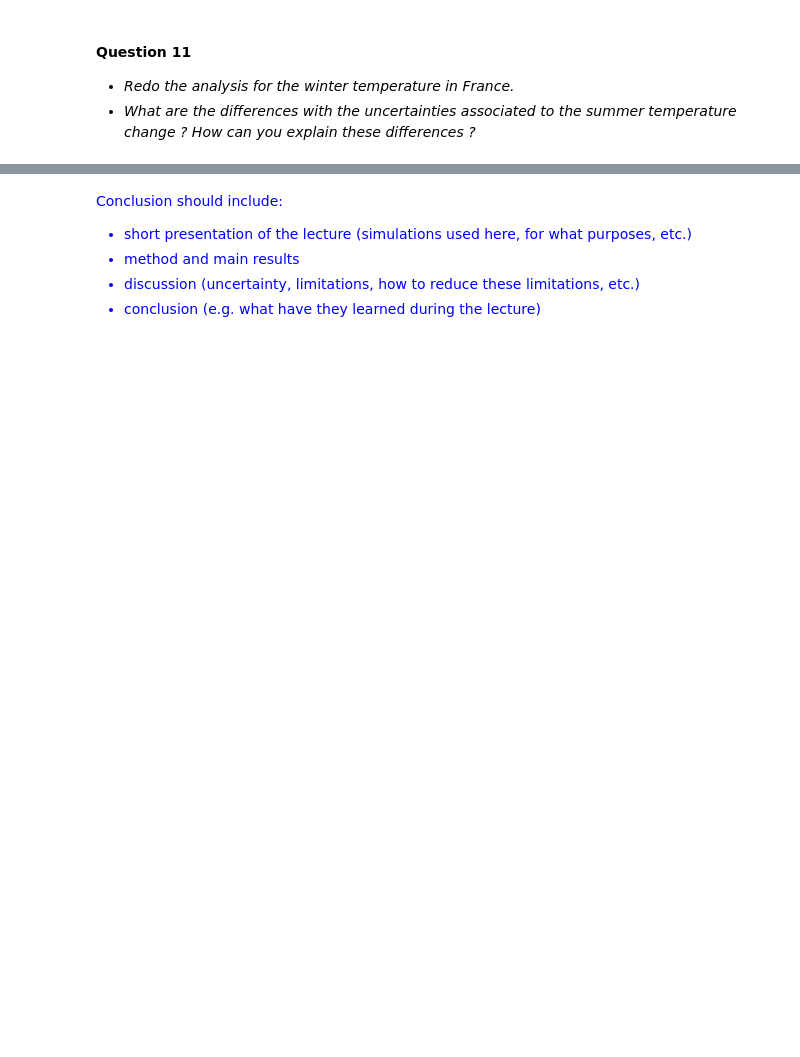
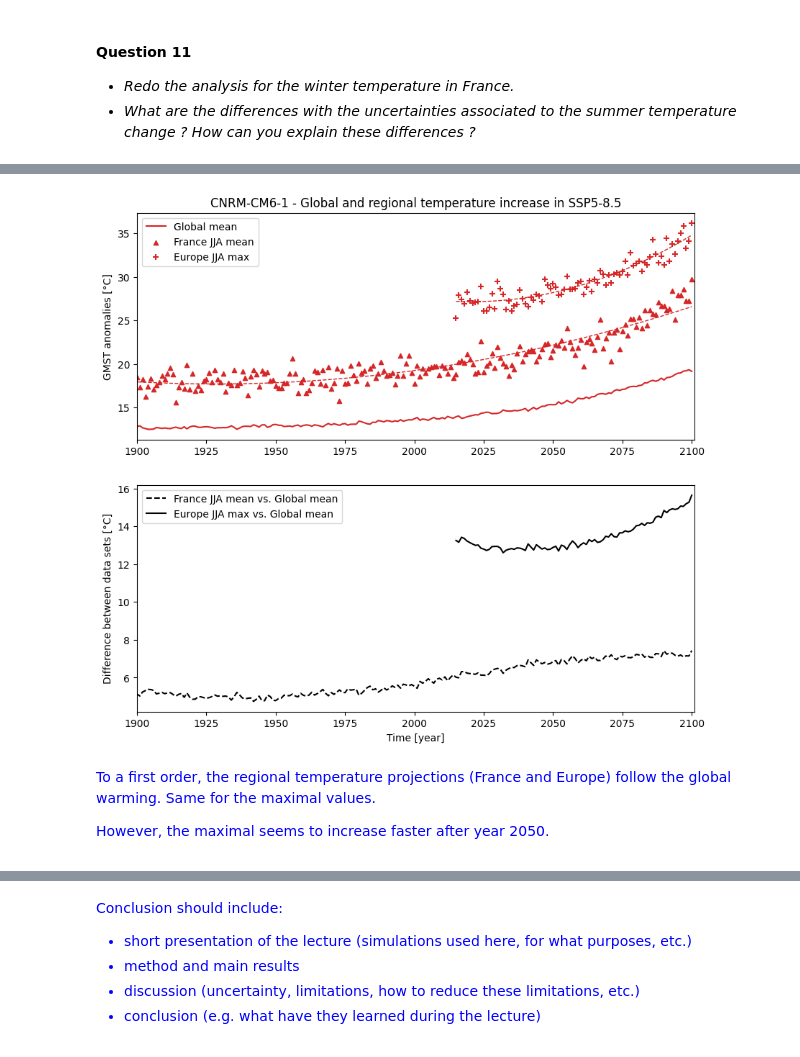
Before and after one commit to acsed-dot/TP-MSOAC-Climate_change, a Jupyter notebook: topics/4-CMIP6_SSP_scenario_uncertainties.ipynb, the cells around one changed output, grey strips where cells are left out. Cells and saved outputs as stored; diff of their text form; code cells hidden in the pictures; blank space fills up the shorter version.

```diff
--- a/topics/4-CMIP6_SSP_scenario_uncertainties.ipynb
+++ b/topics/4-CMIP6_SSP_scenario_uncertainties.ipynb
@@ -1260,0 +1292,68 @@ Response
+# %%
+# load netCDF file
+ds = xr.load_dataset(
+    '../data/CNRM-CM6-1/tasmax_day_CNRM-CM6-1_ssp585_r1i1p1f2_WEU_20150101-21001231.nc', use_cftime=True
+)
+ssp585['tasmax'] = ds['tasmax']-273.15
+# %%
+# plot
+fig, axes = plt.subplots(2,1, figsize=(10, 9))
+
+ax  = axes[0]
+axd = axes[1]
+
+# choose one model
+model = 'CNRM-CM6-1'
+
+# plot global time-serie
+times = ssp585['ts']['year']
+ax.plot( times, ssp585['ts'].sel({'model': model}),  label='Global mean', lw=1.5, c='tab:red')
+
+# plot France JJA time-serie
+times = ssp585['ts_fr_s']['year']
+
+coefs = np.polyfit( times, ssp585['ts_fr_s'].sel({'model': model}), deg=2)
+
+ax.scatter( times, ssp585['ts_fr_s'].sel({'model': model}), label='France JJA mean', s=20, marker='^', c='tab:red')
+ax.plot(    times, np.polyval(coefs, times), ls='--', lw=1., c='tab:red')
+
+diff   = np.polyval(coefs, times) - ssp585['ts'].sel({'model': model})
+axd.plot( times, diff , label='France JJA mean vs. Global mean', ls='--', c='k')
+
+# plot western Europe JJA max time-serie
+tmax_jja  = ssp585['tasmax'].groupby('time.season')['JJA']
+tmax_year = tmax_jja.groupby('time.year').max()
+times     = tmax_year['year']
+
+coefs     = np.polyfit( times, tmax_year, deg=2)
+
+ax.scatter( times, tmax_year, label='Europe JJA max', s=35, marker='+', lw=1.5, c='tab:red')
+ax.plot(    times, np.polyval(coefs, times), ls='--', lw=1., c='tab:red')
+
+diff   = np.polyval(coefs, times) - ssp585['ts'].sel({'model': model})[-86:]
+axd.plot( times, diff , label='Europe JJA max vs. Global mean', ls='-', c='k')
+
+# axe properties
+ax.set_ylabel(r'GMST anomalies [°C]')
+ax.set_xlim((1900, 2101))
+
+axd.set_ylabel('Difference between data sets [°C]')
+axd.set_xlabel('Time [year]')
+axd.set_xlim((1900, 2101))
+
+
+ax.legend(loc=2)
+axd.legend(loc=2)
+
+_ = ax.set_title("{} - Global and regional temperature increase in SSP5-8.5".format(model))
+# %% [output]
+[figure, added]
+# %% [markdown]
+<font color="blue">
+
+To a first order, the regional temperature projections (France and Europe) follow the global warming.
+Same for the maximal values.
+
+However, the maximal seems to increase faster after year 2050.
+
+</font>
```
Also changed, not shown: parts of 21 cells of this notebook, 1 other file.
